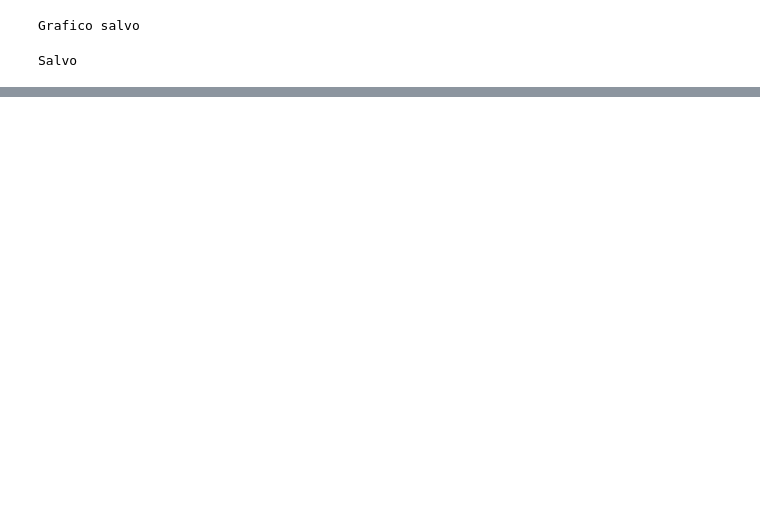
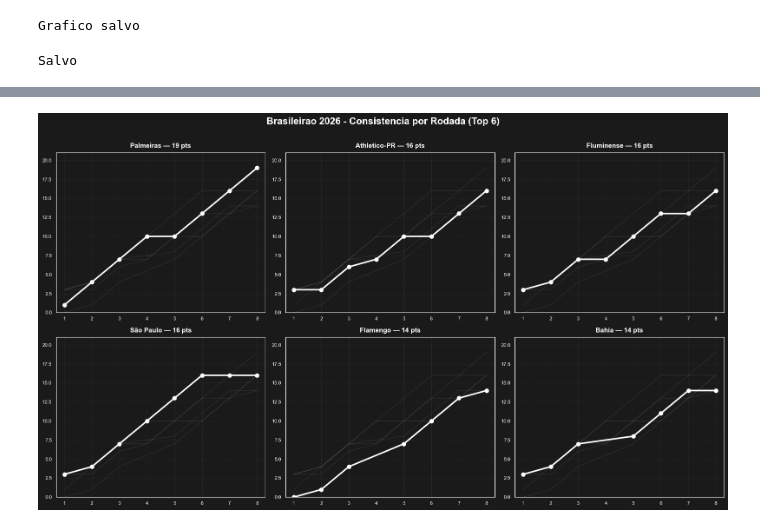
Before and after one commit to fabriciogmaraes/brasileirao-analytics, a Jupyter notebook: metricas.ipynb, the cells around one changed output, grey strips where cells are left out. Drawn from its saved outputs; the diff is of its cells as text; code cells hidden in the pictures; blank space fills up the shorter version.

Commit message:
feat: bloco 6 - consistencia por rodada com small multiples

```diff
--- a/metricas.ipynb
+++ b/metricas.ipynb
@@ -657,0 +711,93 @@ Salvo
+# %%
+# Gráfico — Bloco 6: Consistência por Rodada
+
+
+# Top 6 da tabela
+top6 = tabela_final['time_popular'].head(6).tolist()
+
+# Cores individuais de cada time
+cores_top6 = {
+    top6[0]: '#FFFFFF',
+    top6[1]: '#FFFFFF',
+    top6[2]: '#FFFFFF',
+    top6[3]: '#FFFFFF',
+    top6[4]: '#FFFFFF',
+    top6[5]: '#FFFFFF',
+}
+
+# Criando a grade 2 linhas x 3 colunas
+fig, axes = plt.subplots(2, 3, figsize=(16, 9))
+plt.style.use('dark_background')
+fig.patch.set_facecolor('#1a1a1a')
+
+# Achatando os eixos pra iterar facilmente
+axes = axes.flatten()
+
+# Pontos máximos pra deixar o eixo Y igual em todos os gráficos
+y_max = df_rodadas['pontos_acumulados'].max() + 2
+rodadas = sorted(df_rodadas['rodada'].unique())
+
+for i, time in enumerate(top6):
+    ax = axes[i]
+    ax.set_facecolor('#1a1a1a')
+    cor = cores_top6[time]
+
+    # Linha cinza de fundo — todos os outros times pra referência
+    for outro_time in df_rodadas['time'].unique():
+        if outro_time != time and outro_time in top6:
+            dados_outro = df_rodadas[df_rodadas['time'] == outro_time].sort_values('rodada')
+            ax.plot(
+                dados_outro['rodada'],
+                dados_outro['pontos_acumulados'],
+                color='gray',
+                linewidth=0.8,
+                alpha=0.25,
+                zorder=1
+            )
+
+    # Linha principal do time
+    dados_time = df_rodadas[df_rodadas['time'] == time].sort_values('rodada')
+    ax.plot(
+        dados_time['rodada'],
+        dados_time['pontos_acumulados'],
+        color=cor,
+        linewidth=2.5,
+        zorder=5
+    )
+
+    # Pontos em cada rodada
+    ax.scatter(
+        dados_time['rodada'],
+        dados_time['pontos_acumulados'],
+        color=cor,
+        s=40,
+        zorder=6
+    )
+
+    # Título de cada mini gráfico
+    pontos_atual = dados_time['pontos_acumulados'].iloc[-1]
+    ax.set_title(f'{time} — {int(pontos_atual)} pts',
+                 fontsize=11, fontweight='bold', color=cor, pad=8)
+
+    # Grade
+    ax.xaxis.grid(True, color='gray', linestyle='--', linewidth=0.4, alpha=0.3)
+    ax.yaxis.grid(True, color='gray', linestyle='--', linewidth=0.4, alpha=0.3)
+    ax.set_axisbelow(True)
+
+    # Eixos iguais em todos
+    ax.set_xticks(rodadas)
+    ax.set_xlim(rodadas[0] - 0.3, rodadas[-1] + 0.3)
+    ax.set_ylim(0, y_max)
+    ax.tick_params(colors='white', labelsize=8)
+
+# Título geral
+fig.suptitle('Brasileirao 2026 - Consistencia por Rodada (Top 6)',
+             fontsize=16, fontweight='bold', color='white', y=1.01)
+
+plt.tight_layout()
+plt.savefig('consistencia_rodadas_2026.png', dpi=150, bbox_inches='tight')
+plt.show()
+
+print("Grafico salvo!")
+# %% [output]
+[figure, added]
```
Also changed, not shown: parts of 13 cells of this notebook, 12 other files.
